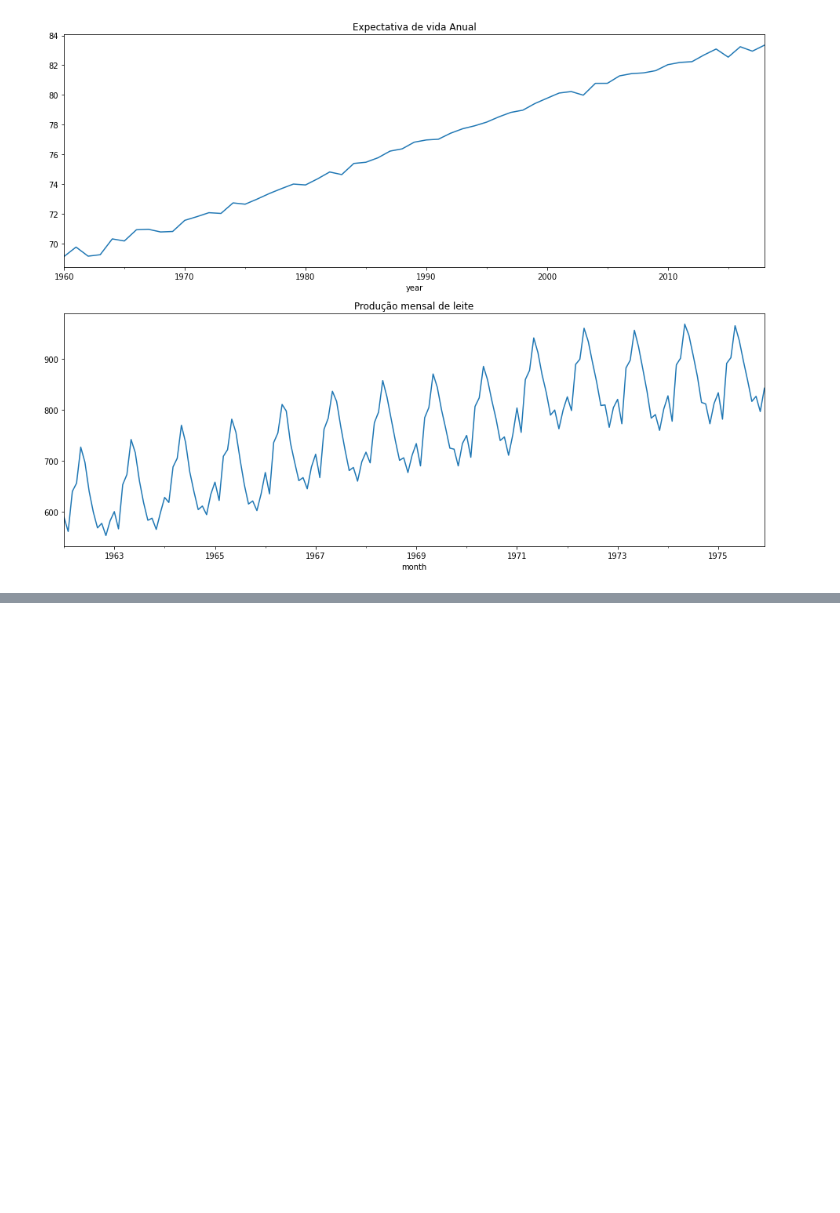
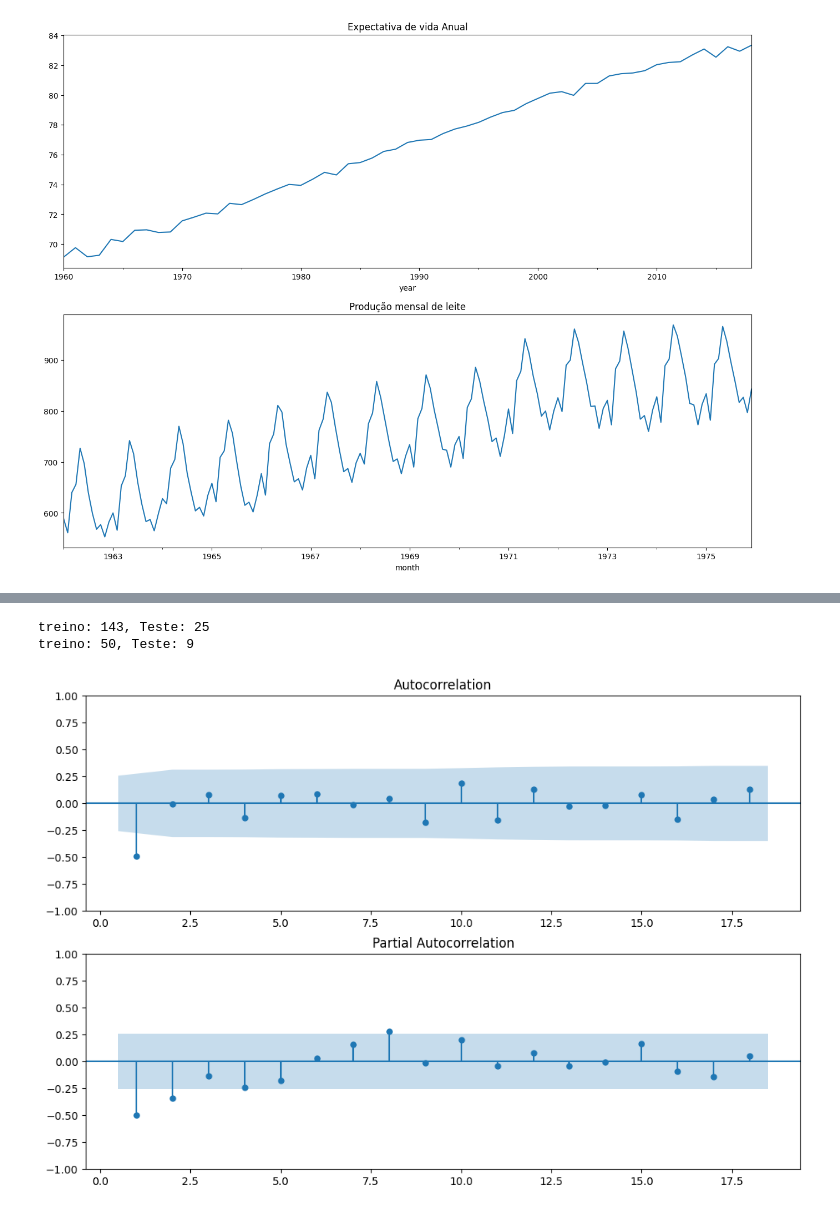
Before and after one commit to rivaldo/Time-Series-Analysis-with-Python-Cookbook-main-cesar, a Jupyter notebook: code/cap11_bidu/cap11.ipynb, the cells around one changed output, grey strips where cells are left out. Cells and saved outputs as stored; diff of their text form; code cells hidden in the pictures; blank space fills up the shorter version.

```diff
--- a/code/cap11_bidu/cap11.ipynb
+++ b/code/cap11_bidu/cap11.ipynb
@@ -17,8 +17,8 @@ plt.rcParams['figure.figsize'] = [12,5]
 # %% [markdown]
 **Importando os datasets**
 # %%
-arquivo_life = Path('../../datasets/Ch10/life_expectancy_birth.csv');
-arquivo_milk = Path('../../datasets/Ch10/milk_production.csv');
+arquivo_life = Path('life_expectancy_birth.csv');
+arquivo_milk = Path('milk_production.csv');
 
 life = pd.read_csv(arquivo_life, index_col='year', parse_dates=True, skipfooter=1);
 milk = pd.read_csv(arquivo_milk, index_col='month', parse_dates=True);
@@ -50,0 +60,7 @@ milk.plot(title='Produção mensal de leite', legend=False, ax=ax[1]);
+# %%
+test_split = 0.15;
+milk_train, milk_test = split_data ( milk, test_split);
+life_train, life_test = split_data ( life, test_split);
+# %% [output]
+treino: 143, Teste: 25
+treino: 50, Teste: 9
@@ -50,0 +95,8 @@ milk.plot(title='Produção mensal de leite', legend=False, ax=ax[1]);
+# %%
+life_diff = life.diff().dropna();
+fig, ax = plt.subplots(2, 1, figsize=(12,8));
+plot_acf(life_diff, zero=False, ax=ax[0]);
+plot_pacf(life_diff, zero=False, ax=ax[1]);
+plt.show()
+# %% [output]
+[figure, added]
```
Also changed, not shown: parts of 11 cells of this notebook.
